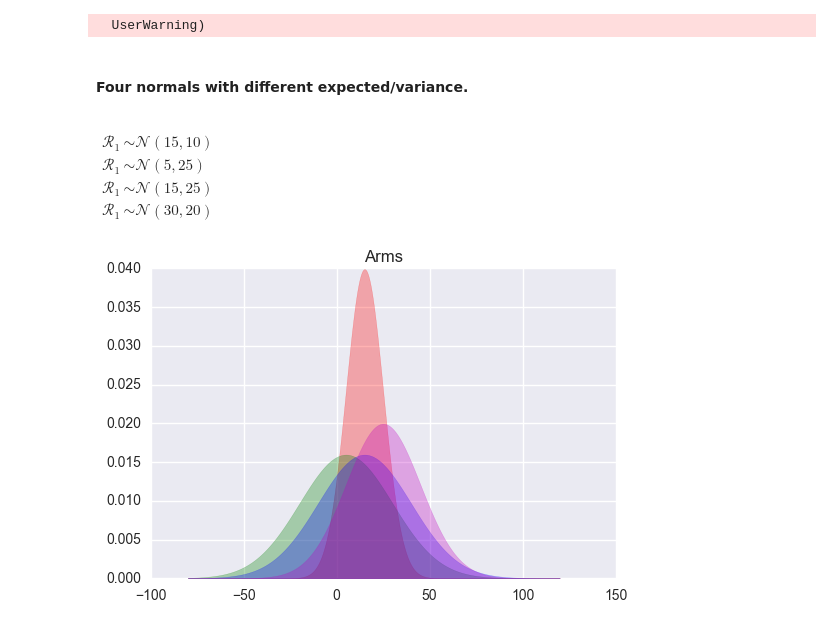
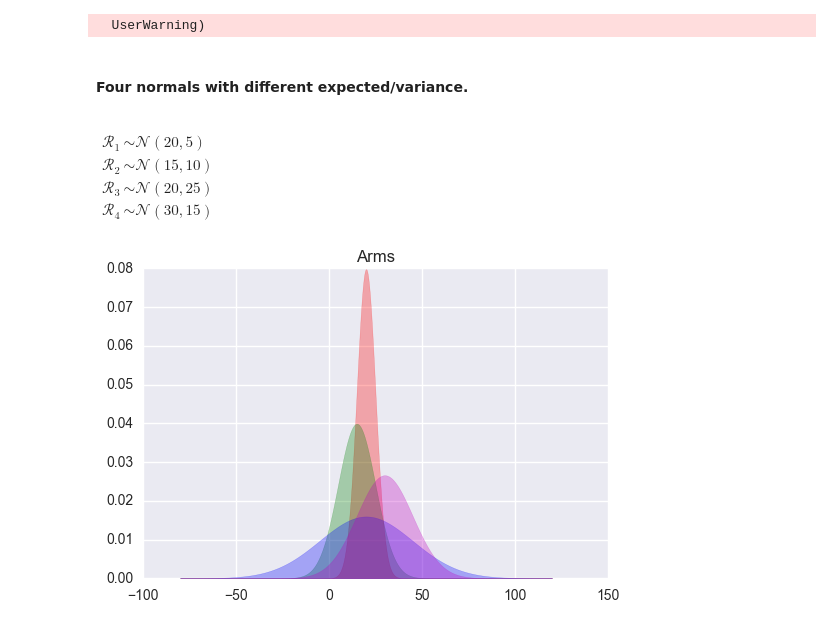
Before and after one commit to 0xend/bandits, a Jupyter notebook: Multi-armed Bandit .ipynb, the cells around one changed output. Drawn from its saved outputs; the diff is of its cells as text; code cells hidden in the pictures.

```diff
--- a/Multi-armed Bandit .ipynb
+++ b/Multi-armed Bandit .ipynb
@@ -30,21 +30,21 @@ import seaborn as sns
 <h4>Four normals with different expected/variance.</h4> <br />
 $
 \begin{align}
-\mathcal{R_1} &\sim \mathcal{N}(15, 10)\\
-\mathcal{R_1} &\sim \mathcal{N}(5, 25)\\
-\mathcal{R_1} &\sim \mathcal{N}(15, 25)\\
-\mathcal{R_1} &\sim \mathcal{N}(30, 20)
+\mathcal{R_1} &\sim \mathcal{N}(20, 5)\\
+\mathcal{R_2} &\sim \mathcal{N}(15, 10)\\
+\mathcal{R_3} &\sim \mathcal{N}(20, 25)\\
+\mathcal{R_4} &\sim \mathcal{N}(30, 15)
 \end{align}
 $
 # %%
-params = [(15, 10), (5, 25), (15, 25), (25, 20)]
+params = [(20, 5), (15, 10), (20, 25), (30, 15)]
 arms = [BaseArm(norm(u, s)) for u, s in params]
 env = Environment(arms)
 
 x = np.linspace(-80, 120, 1000)
 for (mu, s), c in zip(params, ['r', 'g', 'b', 'm']):
     plt.fill_between(x, norm.pdf(x, mu, s), alpha=0.3, color=c)
 plt.title("Arms")
 plt.show()
 # %% [output]
-[figure, old version]
+[figure, new version]
```
Also changed, not shown: parts of 4 cells of this notebook, 3 other files.
